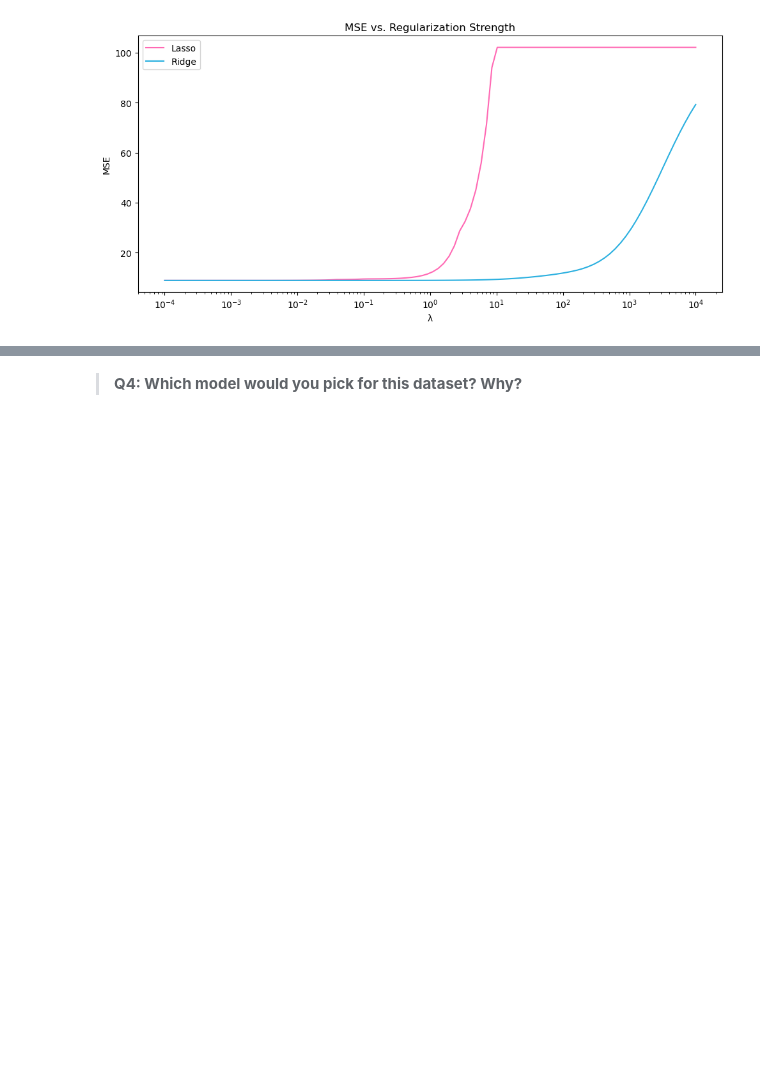
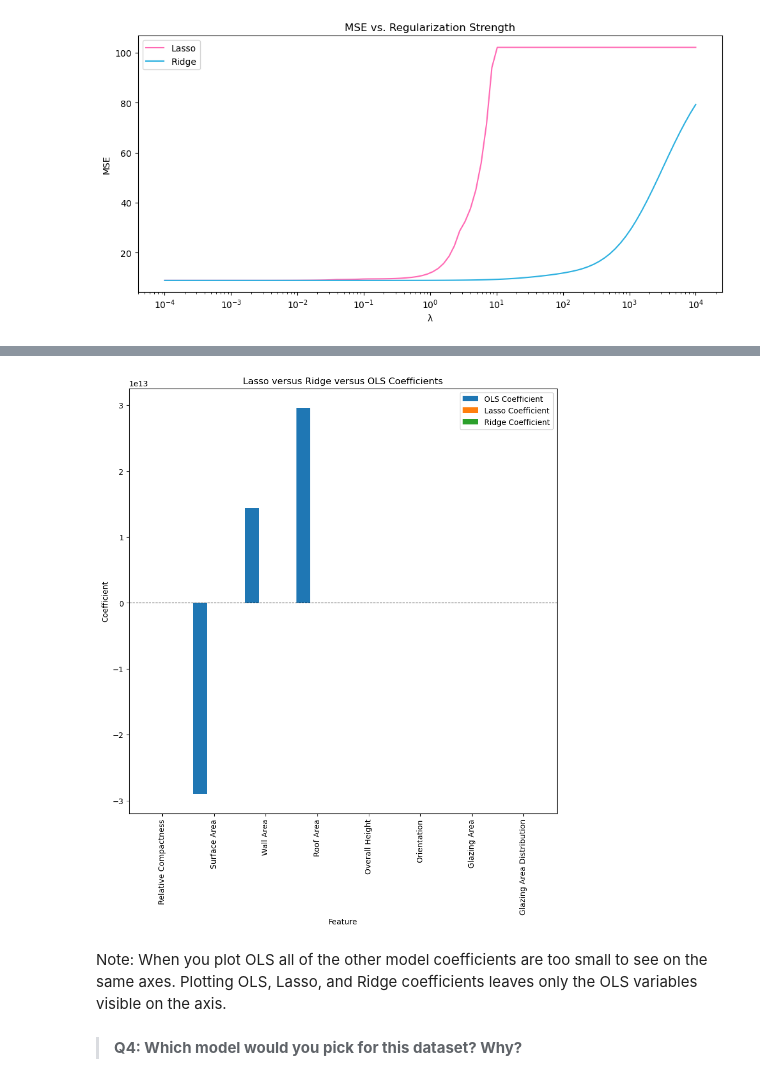
Before and after one commit to sofiiir/edds232-assignment-3, a Jupyter notebook: task1/hw3-task1.ipynb, the cells around one changed output, grey strips where cells are left out. Drawn from its saved outputs; the diff is of its cells as text; code cells hidden in the pictures; blank space fills up the shorter version.

```diff
--- a/task1/hw3-task1.ipynb
+++ b/task1/hw3-task1.ipynb
@@ -405,3 +417,26 @@ ValueError: too many values to unpack (expected 2)
+# %%
+
+fig, ax = plt.subplots(figsize=(10, 10))
+ax = ax
+
+
+ax = ols_ridge_lasso_df.plot(x = 'Feature',
+                        y = ['OLS Coefficient', 'Lasso Coefficient', 'Ridge Coefficient'],
+                        kind = 'bar',
+                        width=0.8,
+                        ax = ax)
+
+ax.axhline(0, color='black', linewidth=0.8, linestyle='--')
+# ax.set_xticklabels(df.index, rotation=45)
+
+plt.title('Lasso versus Ridge versus OLS Coefficients')
+
+plt.ylabel('Coefficient')
+plt.show()
+# %% [output]
+[figure, added]
+# %% [markdown]
+Note: When you plot OLS all of the other model coefficients are too small to see on the same axes. Plotting OLS, Lasso, and Ridge coefficients leaves only the OLS variables visible on the axis.
 # %% [markdown]
 > **Q4: Which model would you pick for this dataset? Why?**
 # %% [markdown]
```
Also changed, not shown: parts of 6 cells of this notebook.
